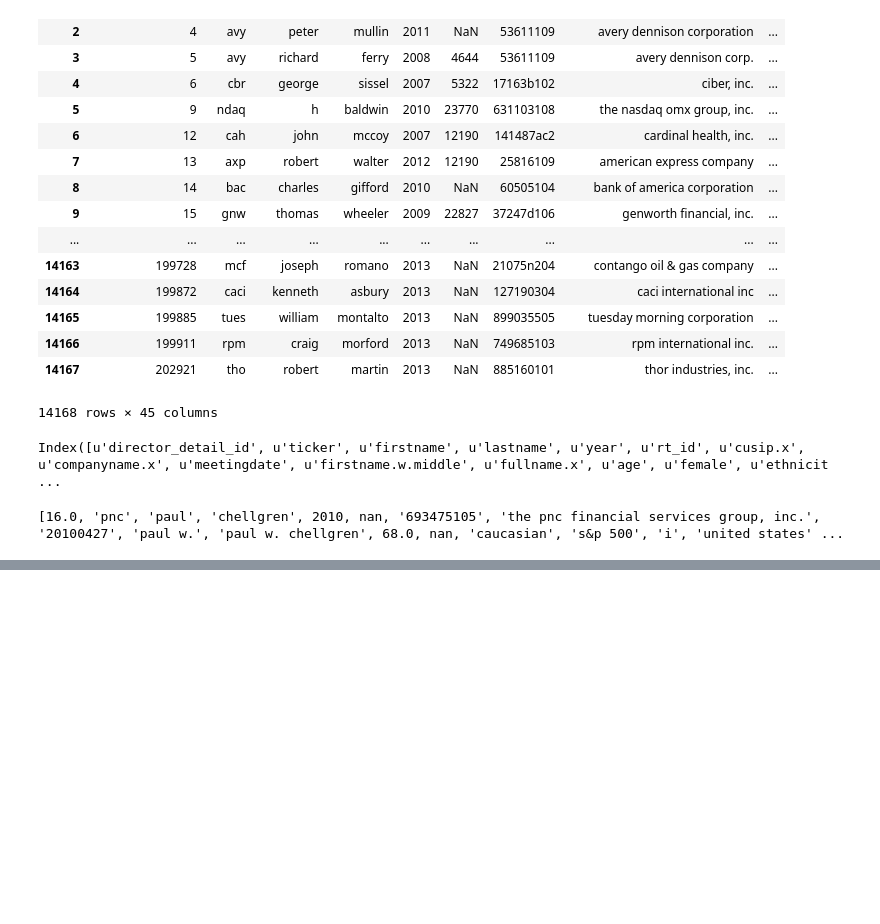
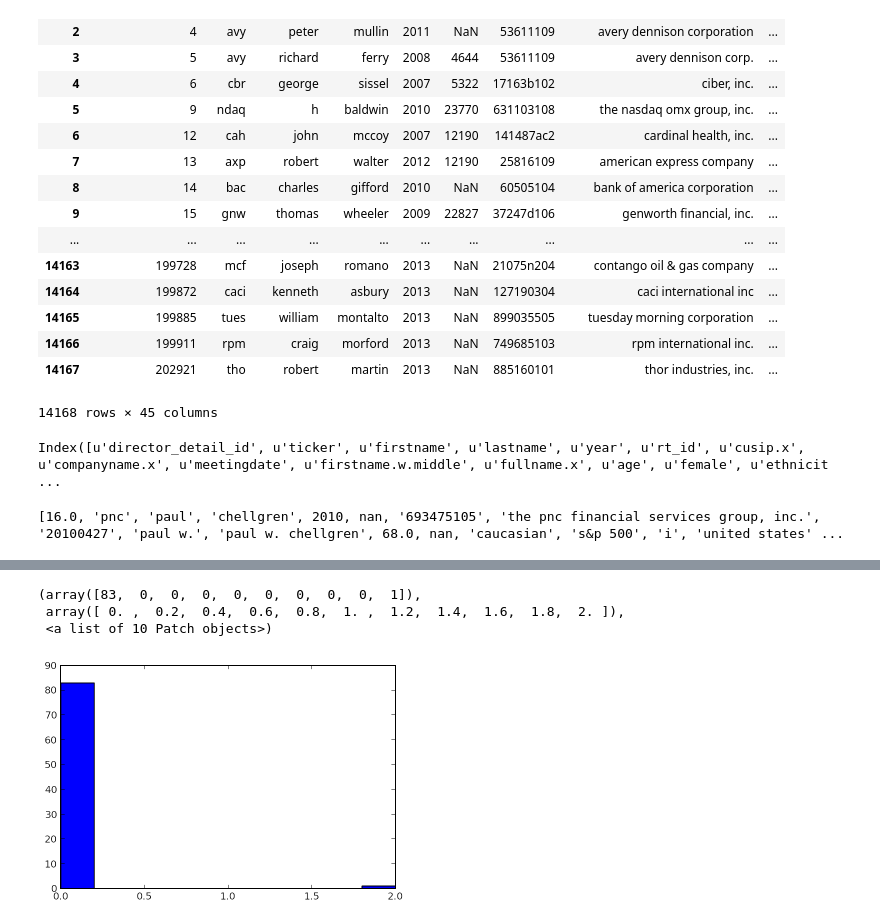
Before and after one commit to naviddianati/FEC, a Jupyter notebook: src/notebooks/Evaluation.ipynb, the cells around one changed output, grey strips where cells are left out. Cells and saved outputs as stored; diff of their text form; code cells hidden in the pictures; blank space fills up the shorter version.

```diff
--- a/src/notebooks/Evaluation.ipynb
+++ b/src/notebooks/Evaluation.ipynb
@@ -208,0 +257,4 @@ open('navidnavid.txt','w').close()
+# %%
+filename = '/nfs/home/navid/data/FEC/Bonica/all-scores-navid-bonica.csv'
+data = pd.read_csv(filename, skiprows=2, dtype = np.float64)
+print data.columns
@@ -208,0 +263,4 @@ open('navidnavid.txt','w').close()
+# %%
+list_indexes = range(94)
+list_indexes.remove(83)
+print list_indexes
@@ -208,0 +278,16 @@ open('navidnavid.txt','w').close()
+# %%
+# Filter the data if desired
+data = data.iloc[list_indexes]
+data = data[ data['Carolina or Matt'] > 0 ]
+
+totals = data['Carolina or Matt']
+
+t1_navid = (data['Falsely included'] / totals).mean()
+t2_navid = (data['Missed'] / totals).mean()
+
+t1_bonica = (data['Falsely included.1'] / totals).mean()
+t2_bonica = (data['Missed.1'] / totals).mean()
+
+
+print t1_navid, t2_navid
+print t1_bonica, t2_bonica
@@ -208,0 +317,7 @@ open('navidnavid.txt','w').close()
+# %%
+plt.hist(data['Falsely included']/totals)
+# %% [output]
+(array([83,  0,  0,  0,  0,  0,  0,  0,  0,  1]),
+ array([ 0. ,  0.2,  0.4,  0.6,  0.8,  1. ,  1.2,  1.4,  1.6,  1.8,  2. ]),
+ <a list of 10 Patch objects>)
+[figure, added]
```
Also changed, not shown: parts of 17 cells of this notebook, 36 other files.
